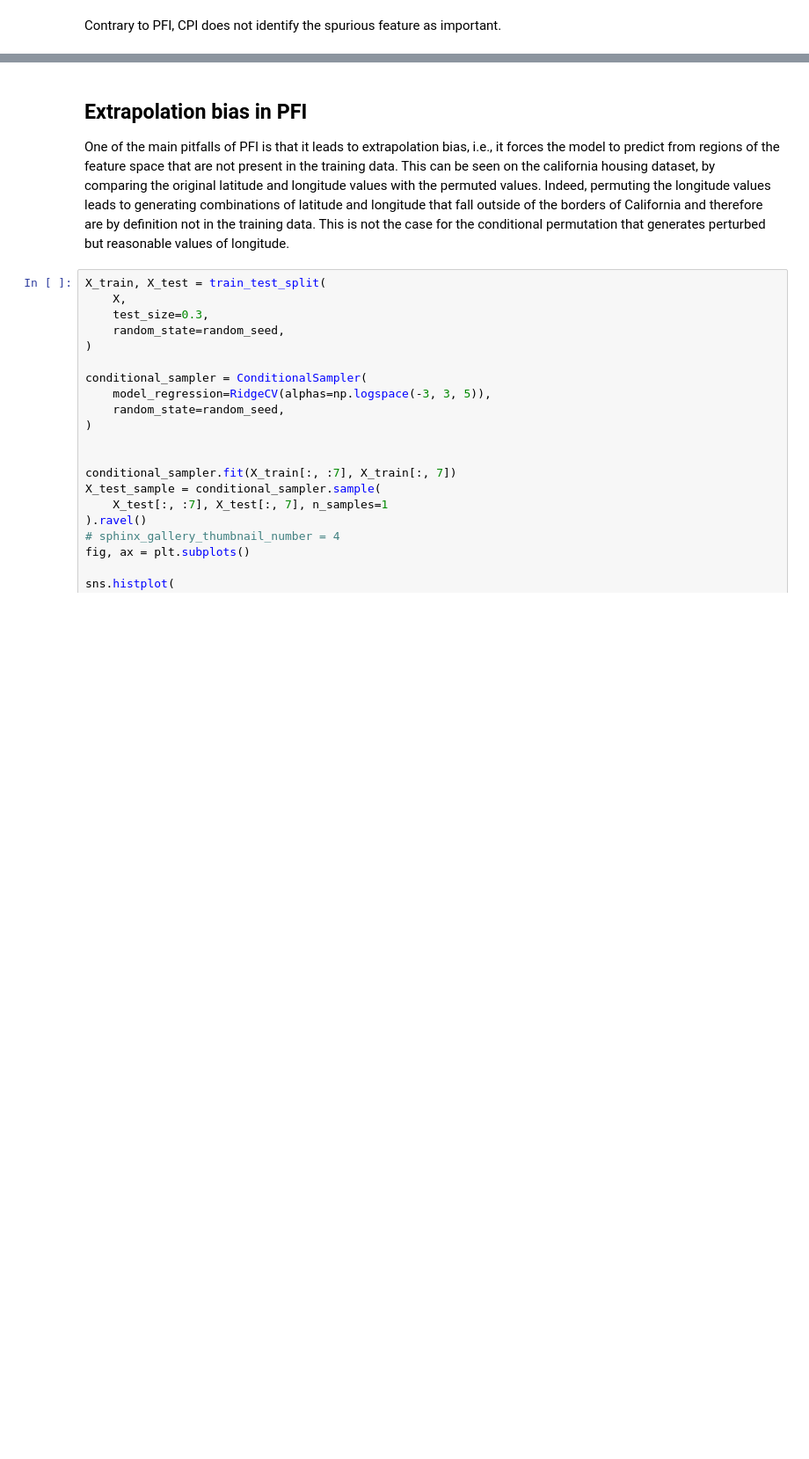
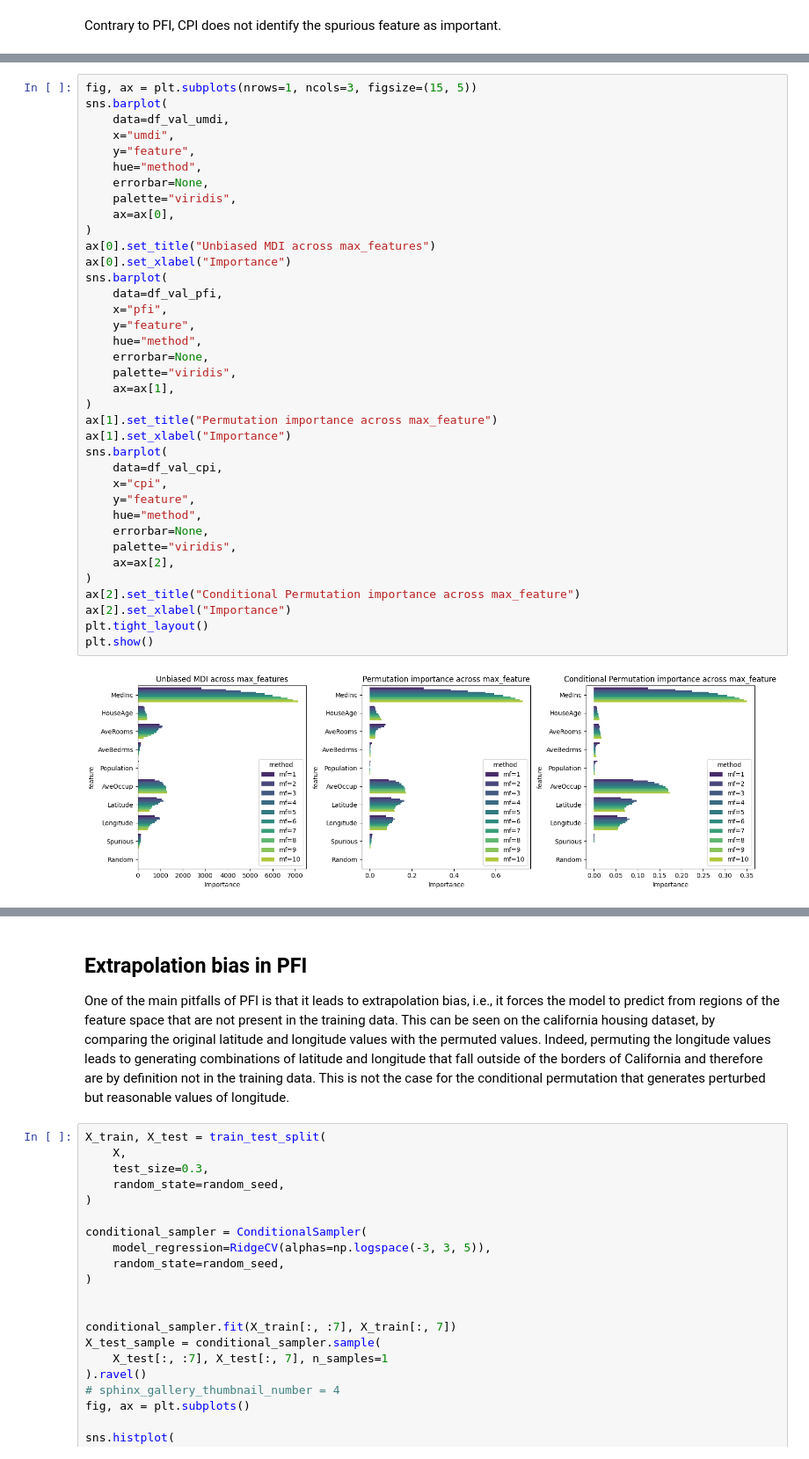
Before and after one commit to GaetandeCast/Internship, a Jupyter notebook: conditional_dependency/plot_pitfalls_permutation_importance.ipynb, the cells around one changed output, grey strips where cells are left out. Shown at 88% size. Cells and saved outputs as stored; diff of their text form; blank space fills up the shorter version.

```diff
--- a/conditional_dependency/plot_pitfalls_permutation_importance.ipynb
+++ b/conditional_dependency/plot_pitfalls_permutation_importance.ipynb
@@ -337 +357,40 @@ df_pval_all = pd.concat(pval_data, ignore_index=True)
+# %%
+fig, ax = plt.subplots(nrows=1, ncols=3, figsize=(15, 5))
+sns.barplot(
+    data=df_val_umdi,
+    x="umdi",
+    y="feature",
+    hue="method",
+    errorbar=None,
+    palette="viridis",
+    ax=ax[0],
+)
+ax[0].set_title("Unbiased MDI across max_features")
+ax[0].set_xlabel("Importance")
+sns.barplot(
+    data=df_val_pfi,
+    x="pfi",
+    y="feature",
+    hue="method",
+    errorbar=None,
+    palette="viridis",
+    ax=ax[1],
+)
+ax[1].set_title("Permutation importance across max_feature")
+ax[1].set_xlabel("Importance")
+sns.barplot(
+    data=df_val_cpi,
+    x="cpi",
+    y="feature",
+    hue="method",
+    errorbar=None,
+    palette="viridis",
+    ax=ax[2],
+)
+ax[2].set_title("Conditional Permutation importance across max_feature")
+ax[2].set_xlabel("Importance")
+plt.tight_layout()
+plt.show()
+# %% [output]
+[figure, added]
 # %%
```
Also changed, not shown: parts of 7 cells of this notebook, 5 other files.
